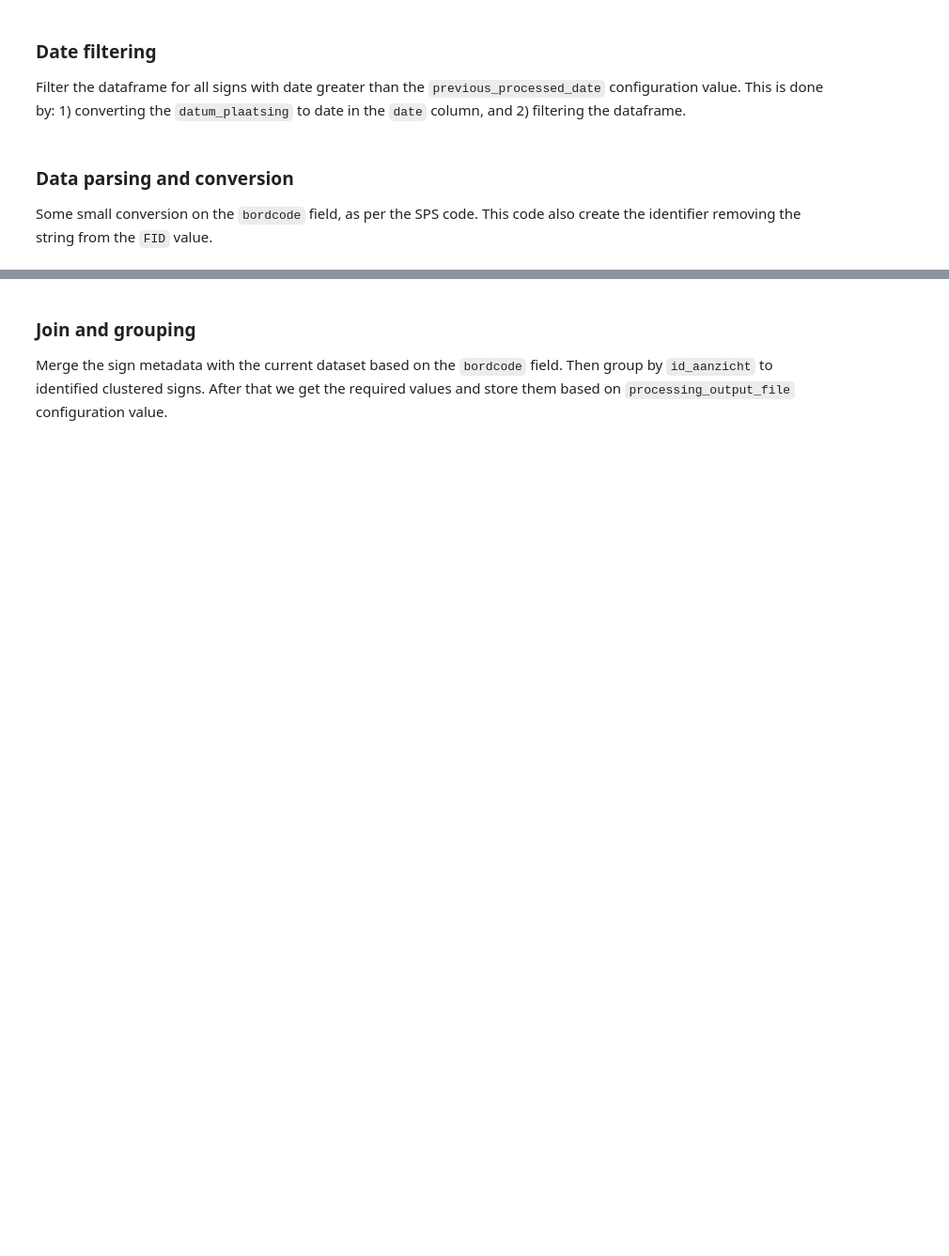
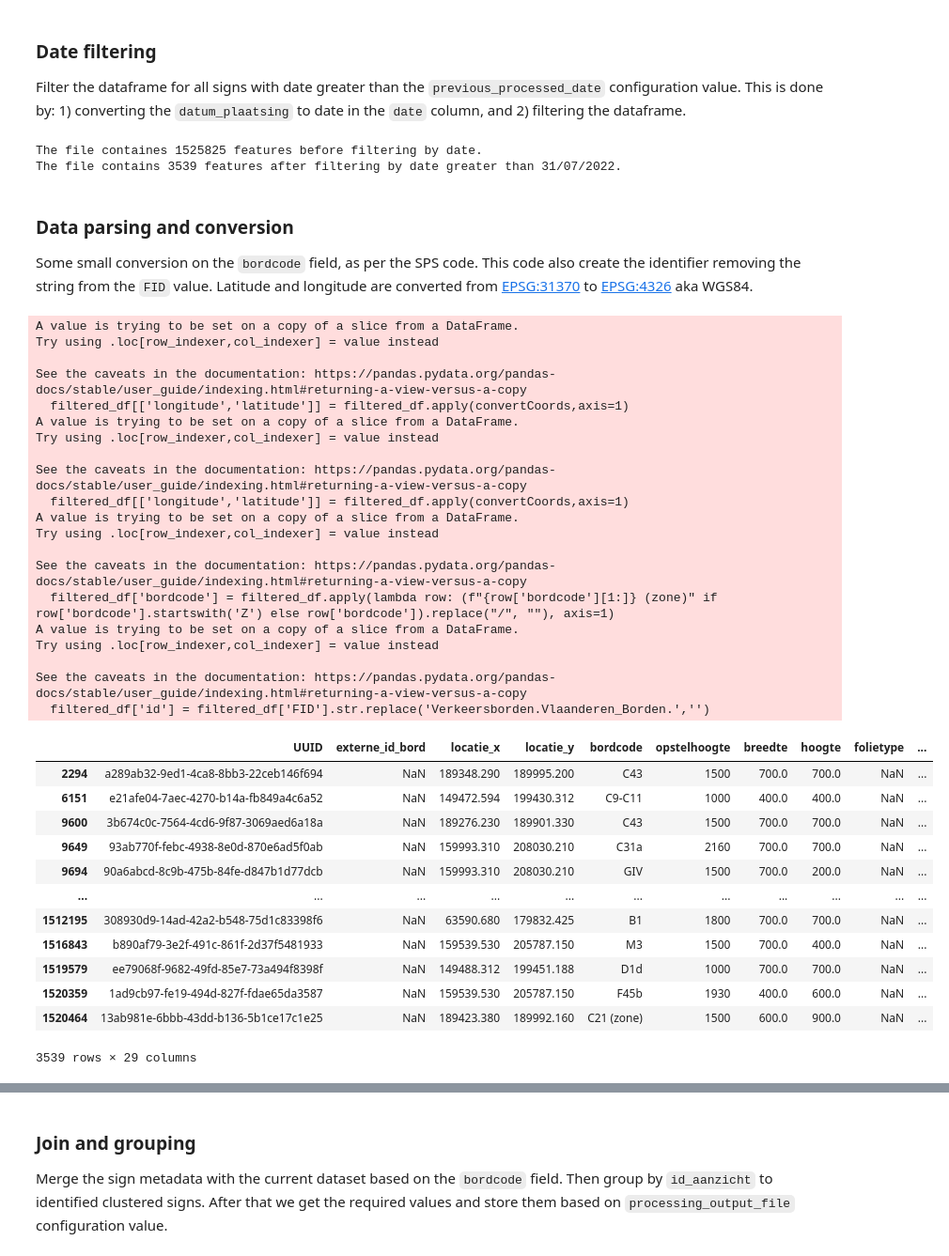
Before and after one commit to osmbe/traffic-sign-project, a Jupyter notebook: code/Fetch and process data.ipynb, the cells around one changed output, grey strips where cells are left out. Shown at 94% size. Drawn from its saved outputs; the diff is of its cells as text; code cells hidden in the pictures; blank space fills up the shorter version.

Commit message:
Update notebook
Added conversion to ESPG:4326

Converted pandas dataframe to geo json

Added folium visualization

```diff
--- a/code/Fetch and process data.ipynb
+++ b/code/Fetch and process data.ipynb
@@ -22,7 +25,9 @@ vb_type_name = "awv:Verkeersborden.Vlaanderen_Borden"
 
 # Configuration
 # Output file where we will store the WFS results
-feature_output_file = "output.csv"
+feature_output_file = "../python_output/feature_output.csv"
+# Output where the geojson file will be stored
+geojson_output_file = "../python_output/geojson_output.json"
 # Previous processed data, used to filter out previous data
 previous_processed_date = "31/07/2022"
 # Previous traffic signs
@@ -82,17 +110,64 @@ feature_df['date'] = pd.to_datetime(feature_df['datum_plaatsing'], errors = 'coe
 filter_mask = feature_df['date'].notna() & (feature_df["date"] > previous_processed_date)
 filtered_df = feature_df[filter_mask]
 print(f"The file contains {len(filtered_df)} features after filtering by date greater than {previous_processed_date}.")
+# %% [output]
+The file containes 1525825 features before filtering by date.
+The file contains 3539 features after filtering by date greater than 31/07/2022.
 # %% [markdown]
 ### Data parsing and conversion
 
-Some small conversion on the `bordcode` field, as per the SPS code. This code also create the identifier removing the string from the `FID` value.
+Some small conversion on the `bordcode` field, as per the SPS code. This code also create the identifier removing the string from the `FID` value. Latitude and longitude are converted from [EPSG:31370](https://epsg.io/31370) to [EPSG:4326](https://epsg.io/4326) aka WGS84.
 # %%
+from pyproj import Transformer
+transformer = Transformer.from_crs("epsg:31370", "epsg:4326", always_xy=True)
+
+def convertCoords(row):
+    # Transform columns based on locatie_x (longitude) and locatie_y (latitude).
+    longitude ,latitude = transformer.transform(row['locatie_x'],row['locatie_y'])
+    return pd.Series({'longitude': longitude,'latitude': latitude})
+
+# convert coordinates
+filtered_df[['longitude','latitude']] = filtered_df.apply(convertCoords,axis=1)
 # Bordcode processing, remove Z from it and add (zone) description.
 filtered_df['bordcode'] = filtered_df.apply(lambda row: (f"{row['bordcode'][1:]} (zone)" if row['bordcode'].startswith('Z') else row['bordcode']).replace("/", ""), axis=1)
 # Replace strings from FID
 filtered_df['id'] = filtered_df['FID'].str.replace('Verkeersborden.Vlaanderen_Borden.','')
 filtered_df.drop(columns=['FID'])
 # This will need require some cleaning on the parameters as well. Probably better to do it before saving.
+# %% [output]
+A value is trying to be set on a copy of a slice from a DataFrame.
+Try using .loc[row_indexer,col_indexer] = value instead
+
+See the caveats in the documentation: https://pandas.pydata.org/pandas-docs/stable/user_guide/indexing.html#returning-a-view-versus-a-copy
+  filtered_df[['longitude','latitude']] = filtered_df.apply(convertCoords,axis=1)
+A value is trying to be set on a copy of a slice from a DataFrame.
+Try using .loc[row_indexer,col_indexer] = value instead
+
+See the caveats in the documentation: https://pandas.pydata.org/pandas-docs/stable/user_guide/indexing.html#returning-a-view-versus-a-copy
+  filtered_df[['longitude','latitude']] = filtered_df.apply(convertCoords,axis=1)
+A value is trying to be set on a copy of a slice from a DataFrame.
+Try using .loc[row_indexer,col_indexer] = value instead
+
+See the caveats in the documentation: https://pandas.pydata.org/pandas-docs/stable/user_guide/indexing.html#returning-a-view-versus-a-copy
+  filtered_df['bordcode'] = filtered_df.apply(lambda row: (f"{row['bordcode'][1:]} (zone)" if row['bordcode'].startswith('Z') else row['bordcode']).replace("/", ""), axis=1)
+A value is trying to be set on a copy of a slice from a DataFrame.
+Try using .loc[row_indexer,col_indexer] = value instead
+
+See the caveats in the documentation: https://pandas.pydata.org/pandas-docs/stable/user_guide/indexing.html#returning-a-view-versus-a-copy
+  filtered_df['id'] = filtered_df['FID'].str.replace('Verkeersborden.Vlaanderen_Borden.','')
+|  | UUID | externe_id_bord | locatie_x | locatie_y | bordcode | opstelhoogte | breedte | hoogte | folietype | ... |
+| 2294 | a289ab32-9ed1-4ca8-8bb3-22ceb146f694 | NaN | 189348.290 | 189995.200 | C43 | 1500 | 700.0 | 700.0 | NaN | ... |
+| 6151 | e21afe04-7aec-4270-b14a-fb849a4c6a52 | NaN | 149472.594 | 199430.312 | C9-C11 | 1000 | 400.0 | 400.0 | NaN | ... |
+| 9600 | 3b674c0c-7564-4cd6-9f87-3069aed6a18a | NaN | 189276.230 | 189901.330 | C43 | 1500 | 700.0 | 700.0 | NaN | ... |
+| 9649 | 93ab770f-febc-4938-8e0d-870e6ad5f0ab | NaN | 159993.310 | 208030.210 | C31a | 2160 | 700.0 | 700.0 | NaN | ... |
+| 9694 | 90a6abcd-8c9b-475b-84fe-d847b1d77dcb | NaN | 159993.310 | 208030.210 | GIV | 1500 | 700.0 | 200.0 | NaN | ... |
+| ... | ... | ... | ... | ... | ... | ... | ... | ... | ... | ... |
+| 1512195 | 308930d9-14ad-42a2-b548-75d1c83398f6 | NaN | 63590.680 | 179832.425 | B1 | 1800 | 700.0 | 700.0 | NaN | ... |
+| 1516843 | b890af79-3e2f-491c-861f-2d37f5481933 | NaN | 159539.530 | 205787.150 | M3 | 1500 | 700.0 | 400.0 | NaN | ... |
+| 1519579 | ee79068f-9682-49fd-85e7-73a494f8398f | NaN | 149488.312 | 199451.188 | D1d | 1000 | 700.0 | 700.0 | NaN | ... |
+| 1520359 | 1ad9cb97-fe19-494d-827f-fdae65da3587 | NaN | 159539.530 | 205787.150 | F45b | 1930 | 400.0 | 600.0 | NaN | ... |
+| 1520464 | 13ab981e-6bbb-43dd-b136-5b1ce17c1e25 | NaN | 189423.380 | 189992.160 | C21 (zone) | 1500 | 600.0 | 900.0 | NaN | ... |
+3539 rows × 29 columns
 # %%
 sign_metadata = pd.read_csv(traffic_signs_info, sep=";", encoding = "ISO-8859-1")
 sign_metadata.dtypes
```
Also changed, not shown: parts of 13 cells of this notebook, 2 other files.
